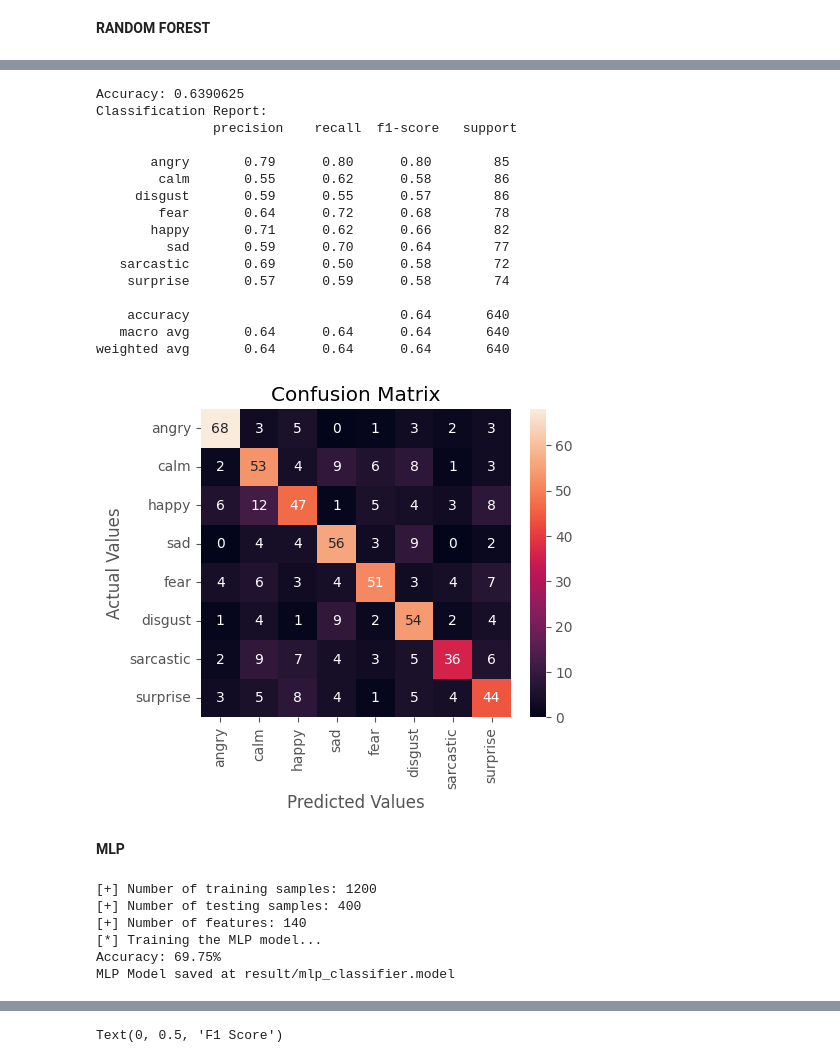
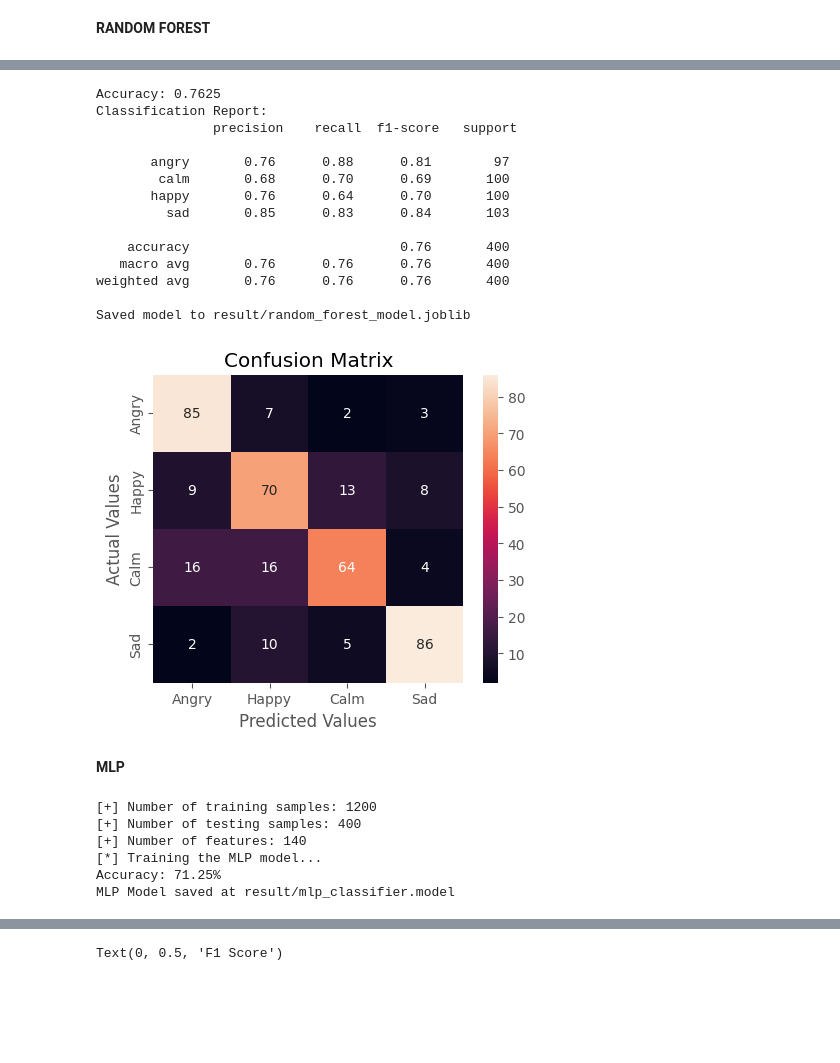
Before and after one commit to MrTejas/Emotion-preserving-SSMT, a Jupyter notebook: ESR/hindiser-5model.ipynb, the cells around one changed output, grey strips where cells are left out. Cells and saved outputs as stored; diff of their text form; code cells hidden in the pictures; blank space fills up the shorter version.

```diff
--- a/ESR/hindiser-5model.ipynb
+++ b/ESR/hindiser-5model.ipynb
@@ -115,11 +115,7 @@ int2emotion_new = {
     "anger": "angry",
     "sad": "sad",
     "happy": "happy",
-    "neutral": "calm",
-    "fear": "fear",
-    "disgust": "disgust",
-    "sarcastic": "sarcastic",
-    "surprise": "surprise"
+    "neutral": "calm"
 }
 
 # we allow only these four emotions
@@ -510,54 +482,56 @@ from sklearn.metrics import accuracy_score, classification_report, confusion_mat
 import seaborn as sns
 import matplotlib.pyplot as plt
 import pandas as pd
+import joblib  # Import joblib
 
 # Assuming X_train_new, y_train_new, X_test_new, and y_test_new are defined for the new dataset
 
 # Create RandomForestClassifier object
 classifier = RandomForestClassifier(n_estimators=150, random_state=0)
 
 # Fit the classifier with X_train_new and y_train_new data
 classifier.fit(X_train_new, y_train_new)
 
 # Predict on X_test_new
 predictions = classifier.predict(X_test_new)
 
 # Print accuracy and classification report
 print("Accuracy:", accuracy_score(y_true=y_test_new, y_pred=predictions))
 print("Classification Report:\n", classification_report(y_test_new, predictions))
 
 # Create and display the confusion matrix
-# emotions = ["Angry", "Happy", "Calm", "Sad"]
-emotions = ["angry", "calm", "happy", "sad", "fear", "disgust", "sarcastic", "surprise"]
+emotions = ["Angry", "Happy", "Calm", "Sad"]
+# emotions = ["angry", "calm", "happy", "sad", "fear", "disgust", "sarcastic", "surprise"]
 
+model_filename = "result/random_forest_model.joblib"  # Changed to .joblib
+joblib.dump(classifier, model_filename)
+print(f"Saved model to {model_filename}")
 
 
 cm = confusion_matrix(y_test_new, predictions)
 cm_df = pd.DataFrame(cm, index=emotions, columns=emotions)
 plt.figure(figsize=(5, 4))
 sns.heatmap(cm_df, annot=True)
 plt.title('Confusion Matrix')
 plt.ylabel('Actual Values')
 plt.xlabel('Predicted Values')
 plt.show()
 # %% [output]
-Accuracy: 0.6390625
+Accuracy: 0.7625
 Classification Report:
                precision    recall  f1-score   support
 
-       angry       0.79      0.80      0.80        85
-        calm       0.55      0.62      0.58        86
-     disgust       0.59      0.55      0.57        86
-        fear       0.64      0.72      0.68        78
-       happy       0.71      0.62      0.66        82
-         sad       0.59      0.70      0.64        77
-   sarcastic       0.69      0.50      0.58        72
-    surprise       0.57      0.59      0.58        74
+       angry       0.76      0.88      0.81        97
+        calm       0.68      0.70      0.69       100
+       happy       0.76      0.64      0.70       100
+         sad       0.85      0.83      0.84       103
 
-    accuracy                           0.64       640
-   macro avg       0.64      0.64      0.64       640
-weighted avg       0.64      0.64      0.64       640
+    accuracy                           0.76       400
+   macro avg       0.76      0.76      0.76       400
+weighted avg       0.76      0.76      0.76       400
+
+Saved model to result/random_forest_model.joblib
-[figure, old version]
+[figure, new version]
 # %% [markdown]
 **MLP**
 # %%
@@ -568,7 +540,6 @@ from sklearn.metrics import accuracy_score
 import os
 import pickle
 # %%
-# Cell 1: Load Data and Extract Features
 import soundfile
 import numpy as np
 import librosa
@@ -639,7 +610,7 @@ def load_data_new(test_size=0.2):
     X, y = [], []
 
     try:
-        dataset_path = '/kaggle/input/speech-emotion-recognition-hindi/my Dataset/**/*.wav'
+        dataset_path = 'Hindi_dataset/**/*.wav'
 
         for file_name in glob.glob(dataset_path, recursive=True):
             # get the emotion label from the path
@@ -661,7 +632,7 @@ def load_data_new(test_size=0.2):
         print(f"Error: {e}")
 
     # split the data to training and testing and return it
-    return train_test_split(np.array(X), y, test_size=test_size, random_state=7)
+    return train_test_split(np.array(X), y, test_size=test_size,random_state=7)
 
 X_train_new, X_test_new, y_train_new, y_test_new = load_data_new()
 
@@ -718,7 +689,7 @@ print(f"MLP Model saved at {mlp_model_save_path}")
 [+] Number of testing samples: 400
 [+] Number of features: 140
 [*] Training the MLP model...
-Accuracy: 69.75%
+Accuracy: 71.25%
 MLP Model saved at result/mlp_classifier.model
 # %%
 # Assuming X_train and y_train are defined
```
Also changed, not shown: parts of 17 cells of this notebook, 16 other files.
